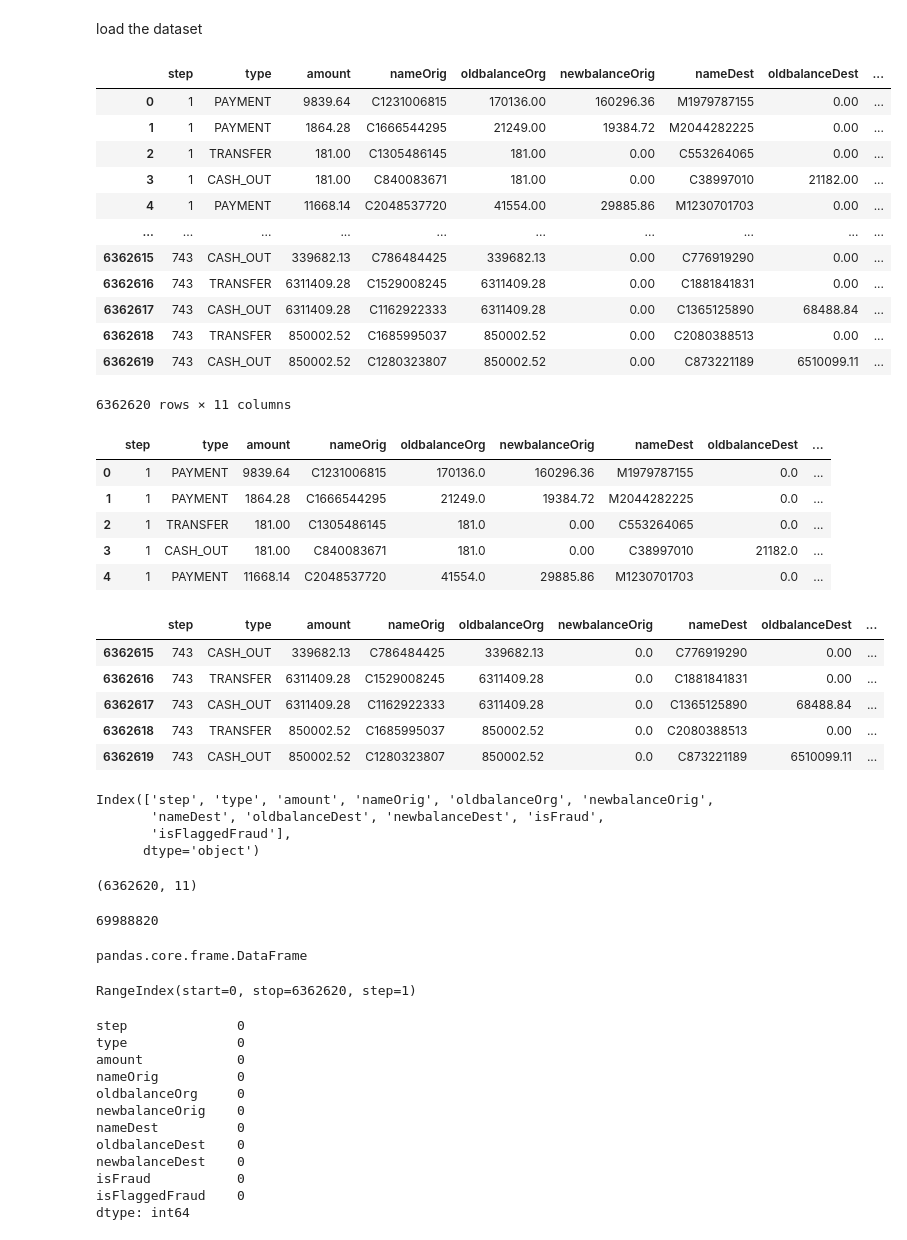
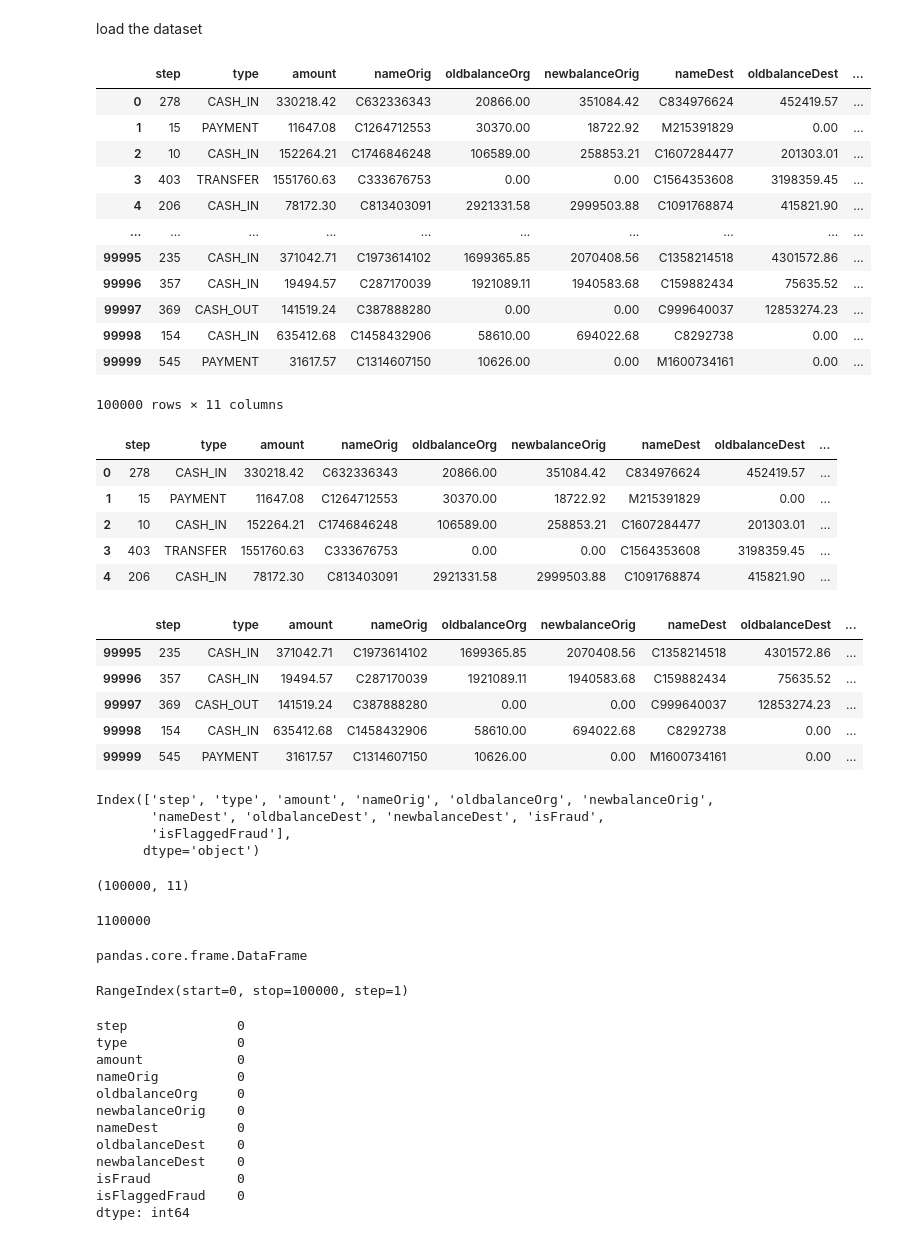
Before and after one commit to Mamtajangra/fraud-detection-financial-transactions, a Jupyter notebook: fraud.ipynb, the cells around one changed output. Drawn from its saved outputs; the diff is of its cells as text; code cells hidden in the pictures.

```diff
--- a/fraud.ipynb
+++ b/fraud.ipynb
@@ -6,40 +38,40 @@ import matplotlib.pyplot as plt
 # %% [markdown]
 load the dataset
 # %%
-df = pd.read_csv("Fraud.csv")
+df = pd.read_csv("fraud_part1.csv")
 df
 # %% [output]
 |  | step | type | amount | nameOrig | oldbalanceOrg | newbalanceOrig | nameDest | oldbalanceDest | ... |
-| 0 | 1 | PAYMENT | 9839.64 | C1231006815 | 170136.00 | 160296.36 | M1979787155 | 0.00 | ... |
-| 1 | 1 | PAYMENT | 1864.28 | C1666544295 | 21249.00 | 19384.72 | M2044282225 | 0.00 | ... |
-| 2 | 1 | TRANSFER | 181.00 | C1305486145 | 181.00 | 0.00 | C553264065 | 0.00 | ... |
-| 3 | 1 | CASH_OUT | 181.00 | C840083671 | 181.00 | 0.00 | C38997010 | 21182.00 | ... |
-| 4 | 1 | PAYMENT | 11668.14 | C2048537720 | 41554.00 | 29885.86 | M1230701703 | 0.00 | ... |
+| 0 | 278 | CASH_IN | 330218.42 | C632336343 | 20866.00 | 351084.42 | C834976624 | 452419.57 | ... |
+| 1 | 15 | PAYMENT | 11647.08 | C1264712553 | 30370.00 | 18722.92 | M215391829 | 0.00 | ... |
+| 2 | 10 | CASH_IN | 152264.21 | C1746846248 | 106589.00 | 258853.21 | C1607284477 | 201303.01 | ... |
+| 3 | 403 | TRANSFER | 1551760.63 | C333676753 | 0.00 | 0.00 | C1564353608 | 3198359.45 | ... |
+| 4 | 206 | CASH_IN | 78172.30 | C813403091 | 2921331.58 | 2999503.88 | C1091768874 | 415821.90 | ... |
 | ... | ... | ... | ... | ... | ... | ... | ... | ... | ... |
-| 6362615 | 743 | CASH_OUT | 339682.13 | C786484425 | 339682.13 | 0.00 | C776919290 | 0.00 | ... |
-| 6362616 | 743 | TRANSFER | 6311409.28 | C1529008245 | 6311409.28 | 0.00 | C1881841831 | 0.00 | ... |
-| 6362617 | 743 | CASH_OUT | 6311409.28 | C1162922333 | 6311409.28 | 0.00 | C1365125890 | 68488.84 | ... |
-| 6362618 | 743 | TRANSFER | 850002.52 | C1685995037 | 850002.52 | 0.00 | C2080388513 | 0.00 | ... |
-| 6362619 | 743 | CASH_OUT | 850002.52 | C1280323807 | 850002.52 | 0.00 | C873221189 | 6510099.11 | ... |
+| 99995 | 235 | CASH_IN | 371042.71 | C1973614102 | 1699365.85 | 2070408.56 | C1358214518 | 4301572.86 | ... |
+| 99996 | 357 | CASH_IN | 19494.57 | C287170039 | 1921089.11 | 1940583.68 | C159882434 | 75635.52 | ... |
+| 99997 | 369 | CASH_OUT | 141519.24 | C387888280 | 0.00 | 0.00 | C999640037 | 12853274.23 | ... |
+| 99998 | 154 | CASH_IN | 635412.68 | C1458432906 | 58610.00 | 694022.68 | C8292738 | 0.00 | ... |
+| 99999 | 545 | PAYMENT | 31617.57 | C1314607150 | 10626.00 | 0.00 | M1600734161 | 0.00 | ... |
-6362620 rows × 11 columns
+100000 rows × 11 columns
 # %%
 df.head(5)     ## first 5 rows
 # %% [output]
 |  | step | type | amount | nameOrig | oldbalanceOrg | newbalanceOrig | nameDest | oldbalanceDest | ... |
-| 0 | 1 | PAYMENT | 9839.64 | C1231006815 | 170136.0 | 160296.36 | M1979787155 | 0.0 | ... |
-| 1 | 1 | PAYMENT | 1864.28 | C1666544295 | 21249.0 | 19384.72 | M2044282225 | 0.0 | ... |
-| 2 | 1 | TRANSFER | 181.00 | C1305486145 | 181.0 | 0.00 | C553264065 | 0.0 | ... |
-| 3 | 1 | CASH_OUT | 181.00 | C840083671 | 181.0 | 0.00 | C38997010 | 21182.0 | ... |
-| 4 | 1 | PAYMENT | 11668.14 | C2048537720 | 41554.0 | 29885.86 | M1230701703 | 0.0 | ... |
+| 0 | 278 | CASH_IN | 330218.42 | C632336343 | 20866.00 | 351084.42 | C834976624 | 452419.57 | ... |
+| 1 | 15 | PAYMENT | 11647.08 | C1264712553 | 30370.00 | 18722.92 | M215391829 | 0.00 | ... |
+| 2 | 10 | CASH_IN | 152264.21 | C1746846248 | 106589.00 | 258853.21 | C1607284477 | 201303.01 | ... |
+| 3 | 403 | TRANSFER | 1551760.63 | C333676753 | 0.00 | 0.00 | C1564353608 | 3198359.45 | ... |
+| 4 | 206 | CASH_IN | 78172.30 | C813403091 | 2921331.58 | 2999503.88 | C1091768874 | 415821.90 | ... |
 # %%
 df.tail(5)       ## last 5 row
 # %% [output]
 |  | step | type | amount | nameOrig | oldbalanceOrg | newbalanceOrig | nameDest | oldbalanceDest | ... |
-| 6362615 | 743 | CASH_OUT | 339682.13 | C786484425 | 339682.13 | 0.0 | C776919290 | 0.00 | ... |
-| 6362616 | 743 | TRANSFER | 6311409.28 | C1529008245 | 6311409.28 | 0.0 | C1881841831 | 0.00 | ... |
-| 6362617 | 743 | CASH_OUT | 6311409.28 | C1162922333 | 6311409.28 | 0.0 | C1365125890 | 68488.84 | ... |
-| 6362618 | 743 | TRANSFER | 850002.52 | C1685995037 | 850002.52 | 0.0 | C2080388513 | 0.00 | ... |
-| 6362619 | 743 | CASH_OUT | 850002.52 | C1280323807 | 850002.52 | 0.0 | C873221189 | 6510099.11 | ... |
+| 99995 | 235 | CASH_IN | 371042.71 | C1973614102 | 1699365.85 | 2070408.56 | C1358214518 | 4301572.86 | ... |
+| 99996 | 357 | CASH_IN | 19494.57 | C287170039 | 1921089.11 | 1940583.68 | C159882434 | 75635.52 | ... |
+| 99997 | 369 | CASH_OUT | 141519.24 | C387888280 | 0.00 | 0.00 | C999640037 | 12853274.23 | ... |
+| 99998 | 154 | CASH_IN | 635412.68 | C1458432906 | 58610.00 | 694022.68 | C8292738 | 0.00 | ... |
+| 99999 | 545 | PAYMENT | 31617.57 | C1314607150 | 10626.00 | 0.00 | M1600734161 | 0.00 | ... |
 # %%
 df.columns              ## determine the name of columns
 # %% [output]
@@ -50,11 +82,11 @@ Index(['step', 'type', 'amount', 'nameOrig', 'oldbalanceOrg', 'newbalanceOrig',
 # %%
 df.shape            ## rows and columns number
 # %% [output]
-(6362620, 11)
+(100000, 11)
 # %%
 df.size                ## rows * columns == total cells
 # %% [output]
-69988820
+1100000
 # %%
 type(df)           ## determine the type of dataframe
 # %% [output]
@@ -62,7 +94,7 @@ pandas.core.frame.DataFrame
 # %%
 df.index             ## determine the index of rows
 # %% [output]
-RangeIndex(start=0, stop=6362620, step=1)
+RangeIndex(start=0, stop=100000, step=1)
 # %%
 df.isnull().sum()          ##determine the null values
 # %% [output]
```
Also changed, not shown: parts of 14 cells of this notebook, 1 other file.
